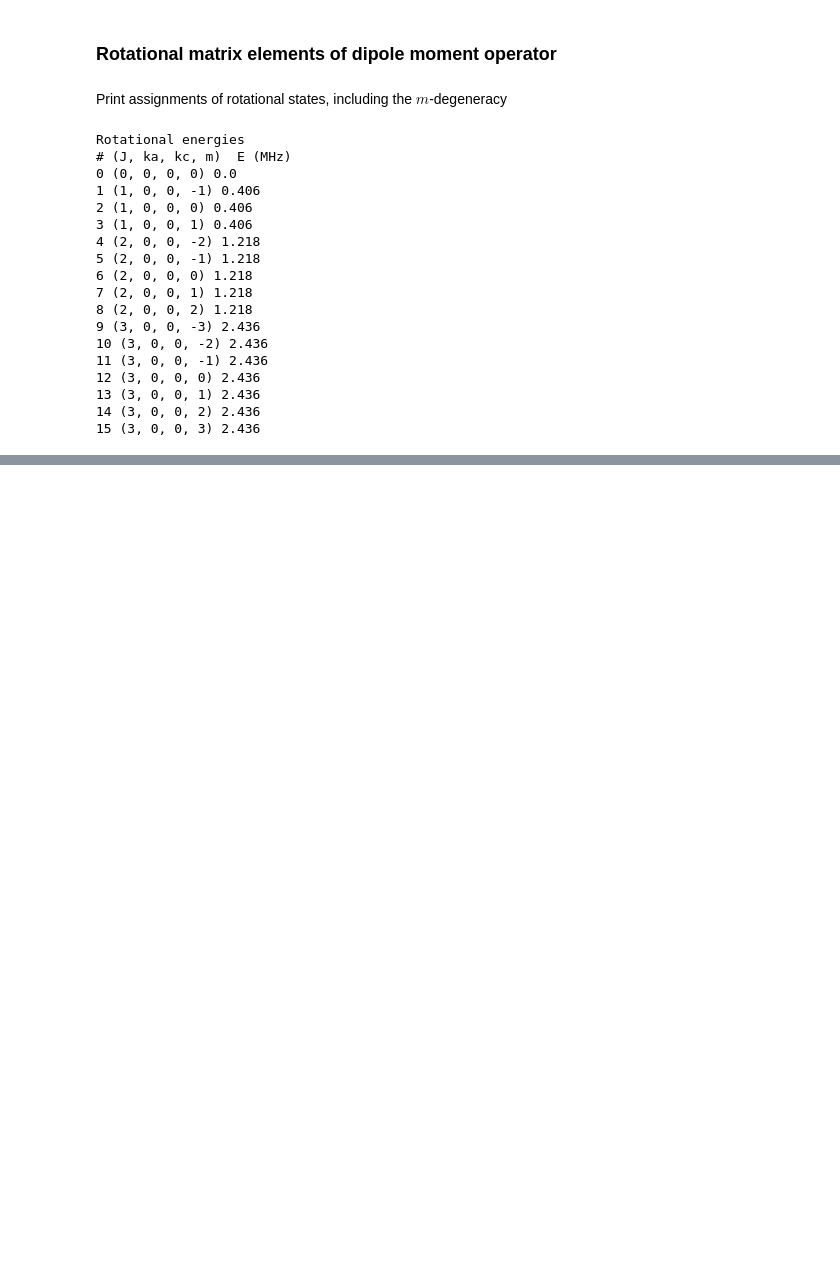
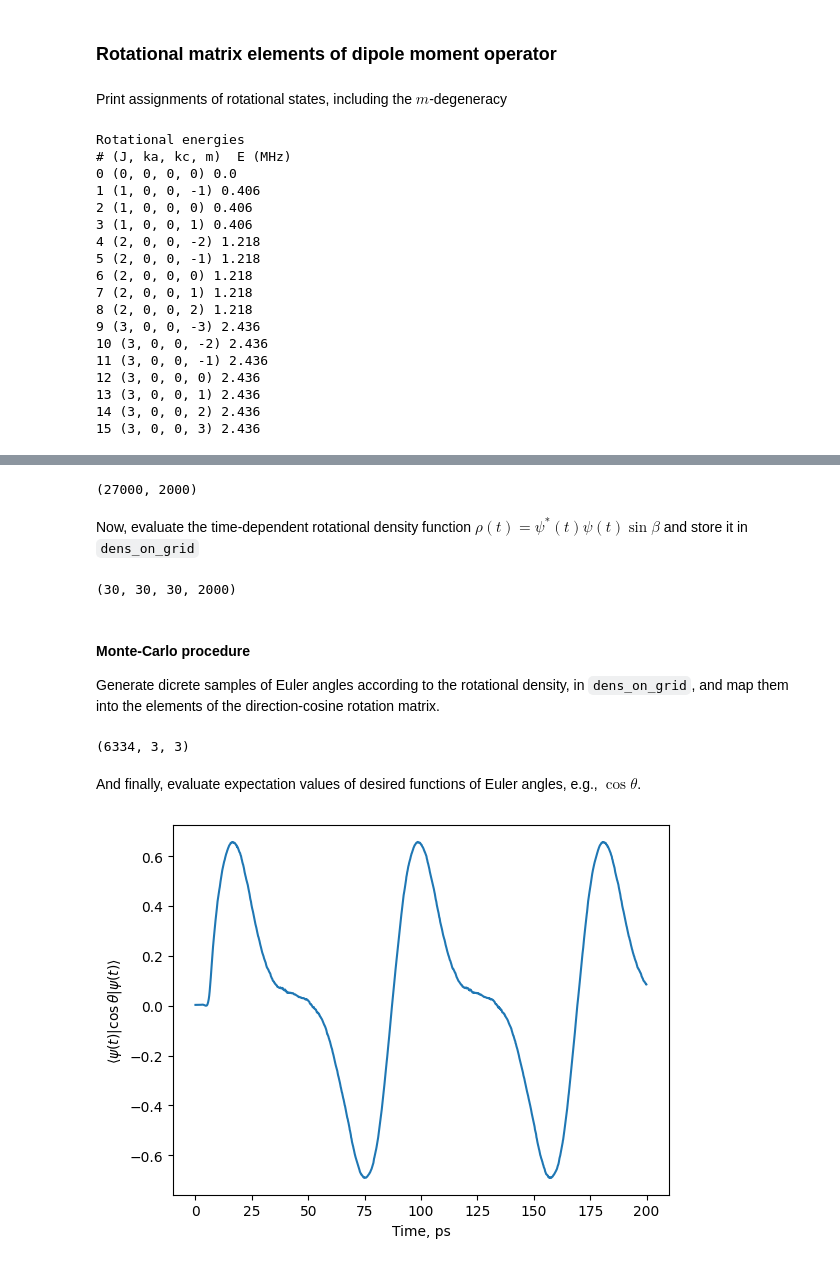
Before and after one commit to yachmena/Course-scientific-computing-for-molecular-physics-2023, a Jupyter notebook: rotation/thz_orientaion.ipynb, the cells around one changed output, grey strips where cells are left out. Cells and saved outputs as stored; diff of their text form; code cells hidden in the pictures; blank space fills up the shorter version.

```diff
--- a/rotation/thz_orientaion.ipynb
+++ b/rotation/thz_orientaion.ipynb
@@ -227,0 +289,74 @@ plt.plot(time_list, cos_theta)
+# %%
+# extract wavepacket coefficients
+coefs = np.array([coef for (ind, time, coef) in coefs_time])
+
+# compute wavepacket on grid of Euler angles
+wavepack_on_grid = np.dot(func_on_grid.T, coefs.T)
+
+print(wavepack_on_grid.shape) # shape = (no_grid_points, no_time_steps)
+# %% [output]
+(27000, 2000)
+# %% [markdown]
+Now, evaluate the time-dependent rotational density function $\rho(t) = \psi^*(t)\psi(t)\sin\beta$ and store it in `dens_on_grid`
+# %%
+
+dens_on_grid = wavepack_on_grid * np.conj(wavepack_on_grid)
+dens_on_grid = dens_on_grid.real
+
+# reshape density from a 3D direct product grid to the three 1D nested grids
+dens_on_grid = dens_on_grid.reshape(len(alpha), len(beta), len(gamma), -1)
+
+# multiply by spherical volume element \sin\beta
+sin_beta = np.sin(beta)
+dens_on_grid *= sin_beta[None, :, None, None]
+
+print(dens_on_grid.shape) # shape = (len(alpha), len(beta), len(gamma), no_time_steps)
+# %% [output]
+(30, 30, 30, 2000)
+# %% [markdown]
+#### Monte-Carlo procedure
+
+Generate dicrete samples of Euler angles according to the rotational density, in `dens_on_grid`, and map them into the elements of the direction-cosine rotation matrix.
+# %%
+dens_interpolate = RegularGridInterpolator((alpha, beta, gamma), dens_on_grid)
+max_dens = np.max(dens_on_grid, axis=(0, 1, 2))
+
+# generate uniformly-distributed samples of Euler angles
+npoints_sample = 10000
+euler_sample_points = np.random.uniform(
+    low=[0, 0, 0], high=[2 * np.pi, np.pi, 2 * np.pi], size=(npoints_sample, 3)
+)
+
+# evaluate density on the samples and apply rejection sampling
+dens = dens_interpolate(euler_sample_points) / max_dens
+eta = np.random.uniform(0.0, 1.0, size=len(dens))
+euler_sample_points = [euler_sample_points[np.where(d > eta)] for d in dens.T]
+
+# note, different elements in the list `euler_sample_points` correspond to different time steps
+
+# map samples of Euler angles to samples of direction-cosine rotation matrix
+rotation_matrix = [
+    Rotation.from_euler("zyz", points).as_matrix() for points in euler_sample_points
+]
+
+# note, different elements in the list `rotation_matrix` correspond to different time steps
+
+# inspect shape, for example, for time_step=0
+time_step = 0
+print(rotation_matrix[time_step].shape) # shape = (no_sample_points, 3, 3)
+# %% [output]
+(6334, 3, 3)
+# %% [markdown]
+And finally, evaluate expectation values of desired functions of Euler angles, e.g., $\cos\theta$.
+# %%
+mol_vector = [0, 0, 1]
+lab_vector = [np.dot(rot, mol_vector) for rot in rotation_matrix]
+
+cos_theta = np.array([np.mean(vec[:, 2]) for vec in lab_vector])
+
+plt.plot(time_list, cos_theta)
+plt.xlabel('Time, ps')
+plt.ylabel('$\\langle \\psi(t)|\\cos\\theta|\\psi(t)\\rangle$')
+plt.show()
+# %% [output]
+[figure, added]
```
Also changed, not shown: parts of 22 cells of this notebook, 2 other files.
